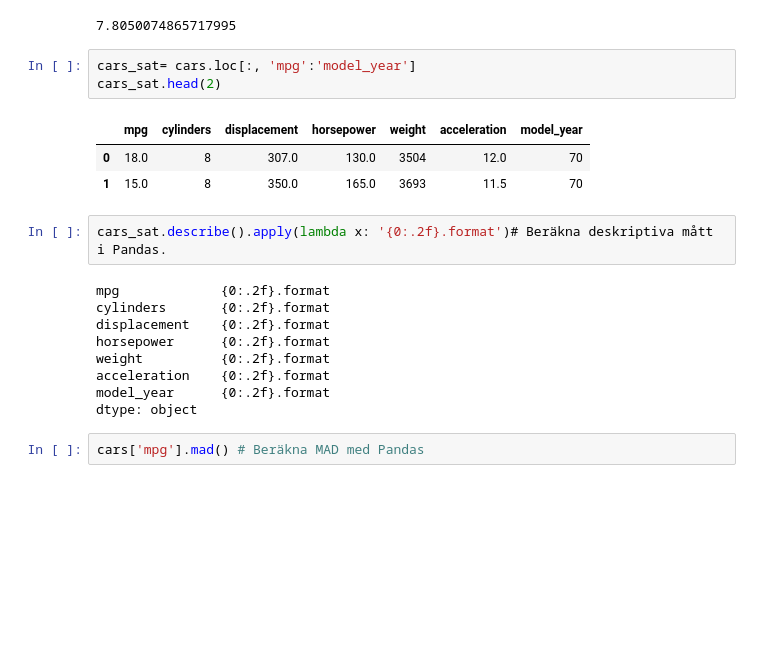
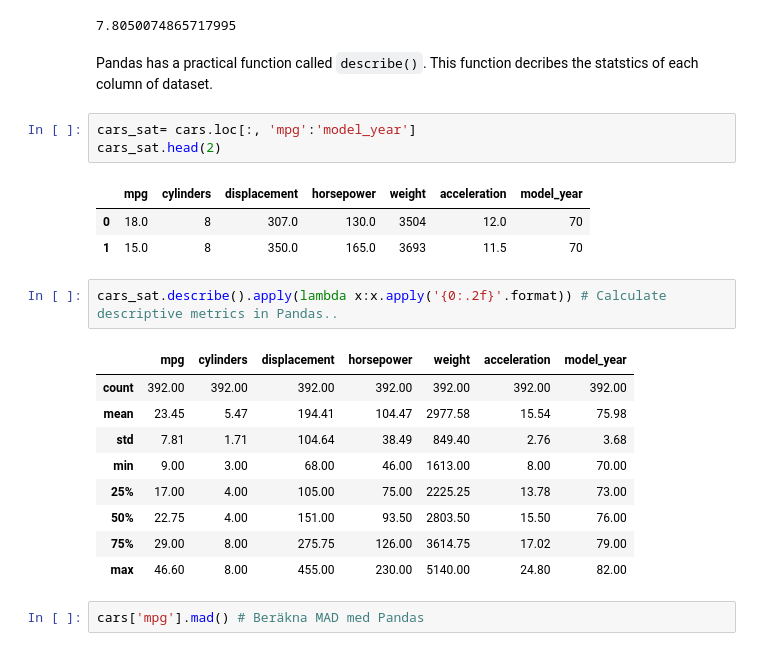
Before and after one commit to VineelaNedunuri/Statistiska_metoder-vineela-nedunuri, a Jupyter notebook: Uppgift/uppgift.ipynb, the cells around one changed output. Cells and saved outputs as stored; diff of their text form; blank space fills up the shorter version.

```diff
--- a/Uppgift/uppgift.ipynb
+++ b/Uppgift/uppgift.ipynb
@@ -173,6 +173,8 @@ cars['mpg'].std()# calculate standard deviation using Pandas
 np.std(cars['mpg'],ddof=1) # with NumPy
 # %% [output]
 7.8050074865717995
+# %% [markdown]
+Pandas has a practical function called <code>describe()</code>. This function decribes the statstics of each column of dataset.
 # %%
 cars_sat= cars.loc[:, 'mpg':'model_year']
 cars_sat.head(2)
@@ -181,16 +183,17 @@ cars_sat.head(2)
 | 0 | 18.0 | 8 | 307.0 | 130.0 | 3504 | 12.0 | 70 |
 | 1 | 15.0 | 8 | 350.0 | 165.0 | 3693 | 11.5 | 70 |
 # %%
-cars_sat.describe().apply(lambda x: '{0:.2f}.format')# Beräkna deskriptiva mått i Pandas.
+cars_sat.describe().apply(lambda x:x.apply('{0:.2f}'.format)) # Calculate descriptive metrics in Pandas..
 # %% [output]
-mpg             {0:.2f}.format
-cylinders       {0:.2f}.format
-displacement    {0:.2f}.format
-horsepower      {0:.2f}.format
-weight          {0:.2f}.format
-acceleration    {0:.2f}.format
-model_year      {0:.2f}.format
-dtype: object
+|  | mpg | cylinders | displacement | horsepower | weight | acceleration | model_year |
+| count | 392.00 | 392.00 | 392.00 | 392.00 | 392.00 | 392.00 | 392.00 |
+| mean | 23.45 | 5.47 | 194.41 | 104.47 | 2977.58 | 15.54 | 75.98 |
+| std | 7.81 | 1.71 | 104.64 | 38.49 | 849.40 | 2.76 | 3.68 |
+| min | 9.00 | 3.00 | 68.00 | 46.00 | 1613.00 | 8.00 | 70.00 |
+| 25% | 17.00 | 4.00 | 105.00 | 75.00 | 2225.25 | 13.78 | 73.00 |
+| 50% | 22.75 | 4.00 | 151.00 | 93.50 | 2803.50 | 15.50 | 76.00 |
+| 75% | 29.00 | 8.00 | 275.75 | 126.00 | 3614.75 | 17.02 | 79.00 |
+| max | 46.60 | 8.00 | 455.00 | 230.00 | 5140.00 | 24.80 | 82.00 |
 # %%
 cars['mpg'].mad() # Beräkna MAD med Pandas
 # %% [output]
```
